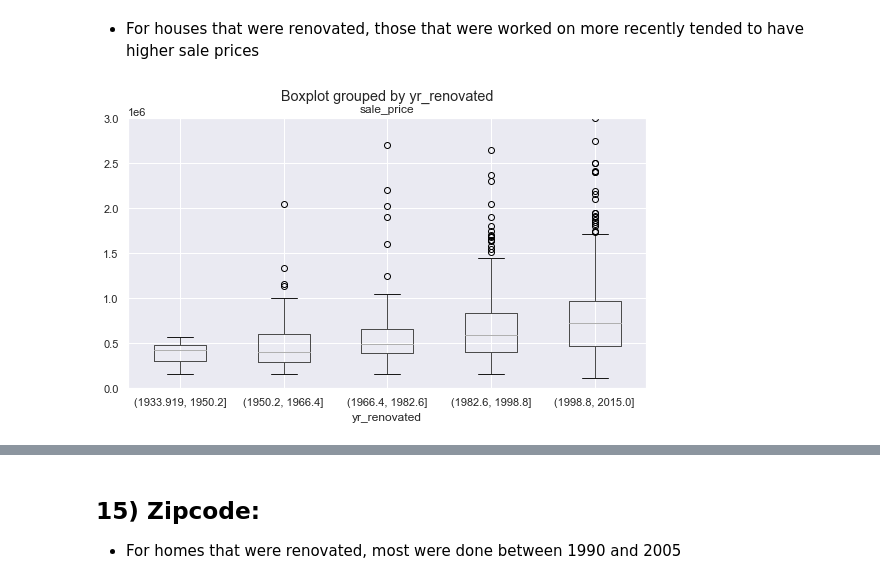
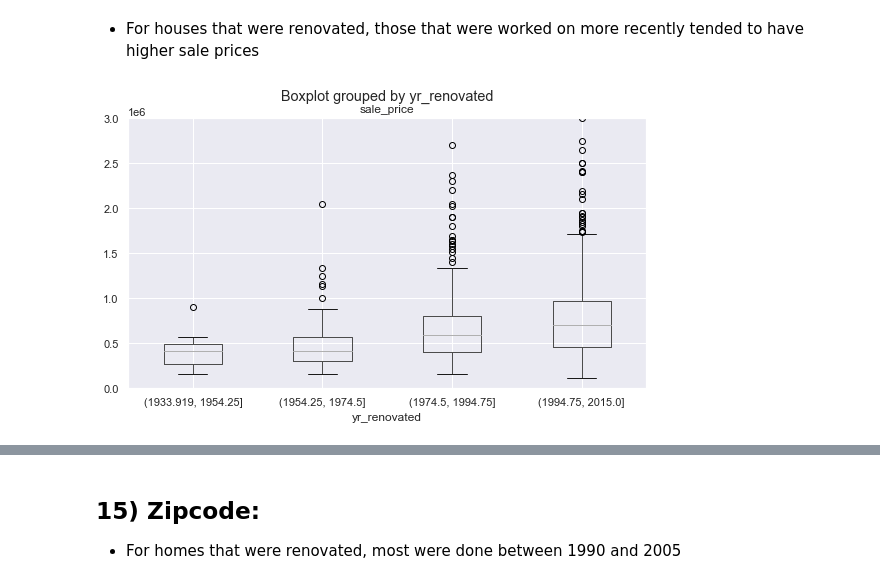
Before and after one commit to johnodonnell123/Personal_Projects, a Jupyter notebook: Housing_Price_Prediction/housing_price_pred.ipynb, the cells around one changed output, grey strips where cells are left out. Drawn from its saved outputs; the diff is of its cells as text; code cells hidden in the pictures.

```diff
--- a/Housing_Price_Prediction/housing_price_pred.ipynb
+++ b/Housing_Price_Prediction/housing_price_pred.ipynb
@@ -202,7 +202,7 @@ hist_box(df['sale_price'],
 df['sale_date'] = pd.to_datetime(df['sale_date'])
 
 # Get month & year together
-df['sale_date_trim'] = df['sale_date'].dt.to_period('M')
+df['sale_date_monthly'] = df['sale_date'].dt.to_period('M')
 
 # Get year
 df['sale_year'] = df['sale_date'].dt.year
@@ -584,10 +568,10 @@ df_temp.boxplot('sale_price',
 - For houses that were renovated, those that were worked on more recently tended to have higher sale prices
 # %%
 df_temp = df[df['yr_renovated'] > 0][['sale_price','yr_renovated']]
-df_temp['yr_renovated'] = pd.cut(df_temp['yr_renovated'], bins=5)
+df_temp['yr_renovated'] = pd.cut(df_temp['yr_renovated'], bins=4)
 df_temp[['sale_price','yr_renovated']].boxplot('sale_price',
                                                 by='yr_renovated',
                                                 figsize=(9,5)
                                                 ).set_ylim(-1,3000000);
 # %% [output]
-[figure, old version]
+[figure, new version]
```
Also changed, not shown: parts of 72 cells of this notebook.
